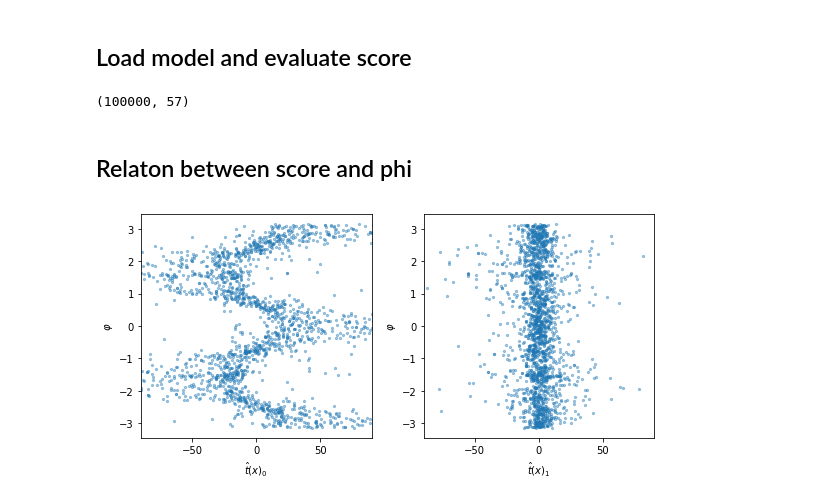
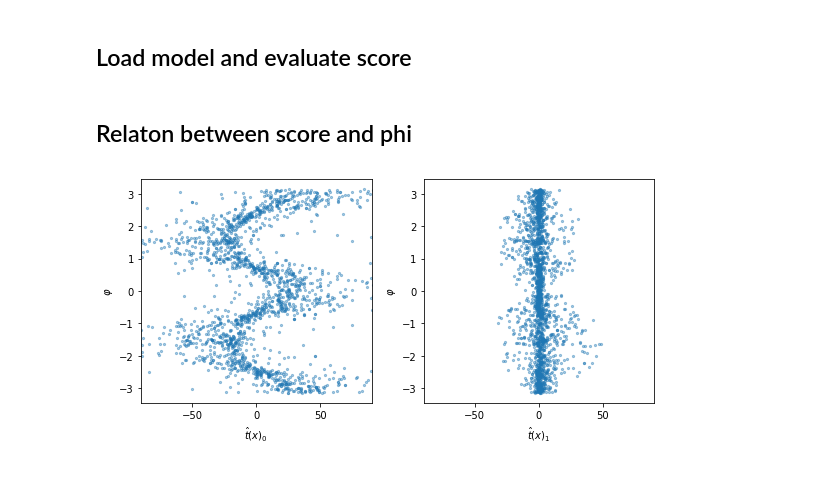
Before and after one commit to dlvp/diboson_mining, a Jupyter notebook: notebooks/wgamma/09_plot_score.ipynb, the cells around one changed output. Saved outputs shown, nothing was run; the diff lists cells and outputs as text; code cells hidden in the pictures.

```diff
--- a/notebooks/wgamma/09_plot_score.ipynb
+++ b/notebooks/wgamma/09_plot_score.ipynb
@@ -42,36 +42,32 @@ result_dir = base_dir + 'data/results/wgamma_sys/'
 # %% [markdown]
 ## Load model and evaluate score
 # %%
-ensemble = EnsembleForge(None, debug=False)
+ensemble = EnsembleForge(None)
 
 ensemble.load(model_dir + 'sally_ensemble_all_tight')
 # %%
 x = np.load(sample_dir + 'test_tight/x_test.npy')
 # %%
 that, _ = ensemble.evaluate(x_filename=sample_dir + 'test_tight/x_test.npy', calculate_covariance=False)
-# %%
-that.shape
-# %% [output]
-(100000, 57)
 # %% [markdown]
 ## Relaton between score and phi
 # %%
 xmin, xmax = -90., 90.
-skip=500
+skip=50
 
 fig = plt.figure(figsize=(8,4))
 
 for i in range(2):
 
     ax = plt.subplot(1,2,i+1)
     plt.scatter(that[::skip,i], x[::skip,-1], alpha=0.4, s=5.)
 
     plt.xlabel(r'$\hat{t}(x)_' + str(i) + '$')
     plt.ylabel(r'$\varphi$')
 
     plt.xlim(xmin, xmax)
 
 plt.tight_layout()
 plt.savefig('../../figures/wgamma/score_phi_correlation.pdf')
 # %% [output]
-[figure, old version]
+[figure, new version]
```
Also changed, not shown: 9 other files.
